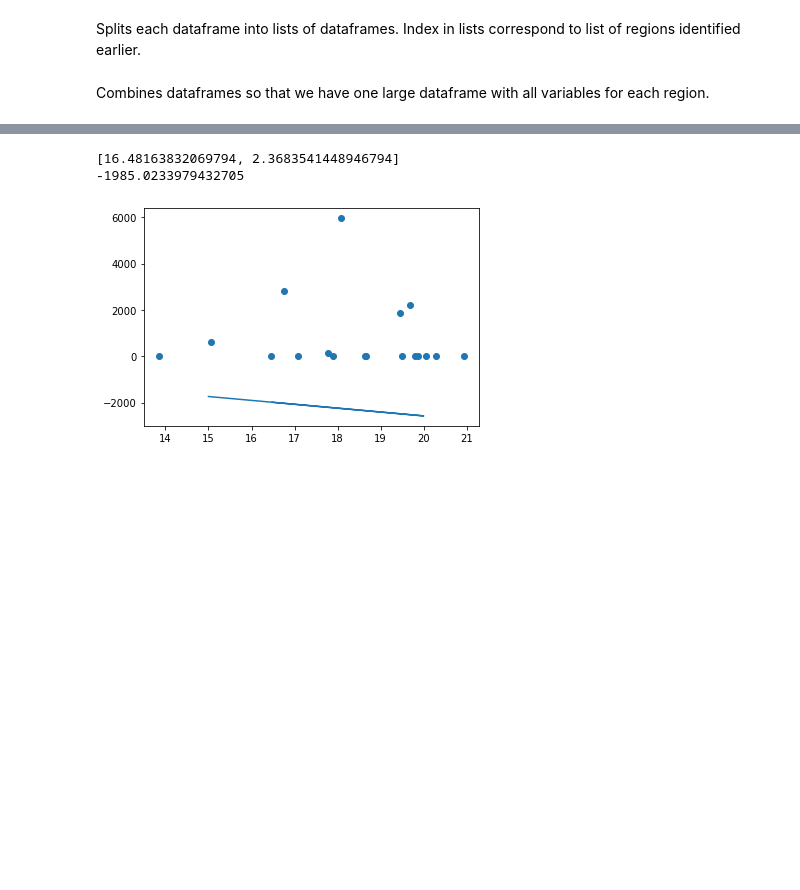
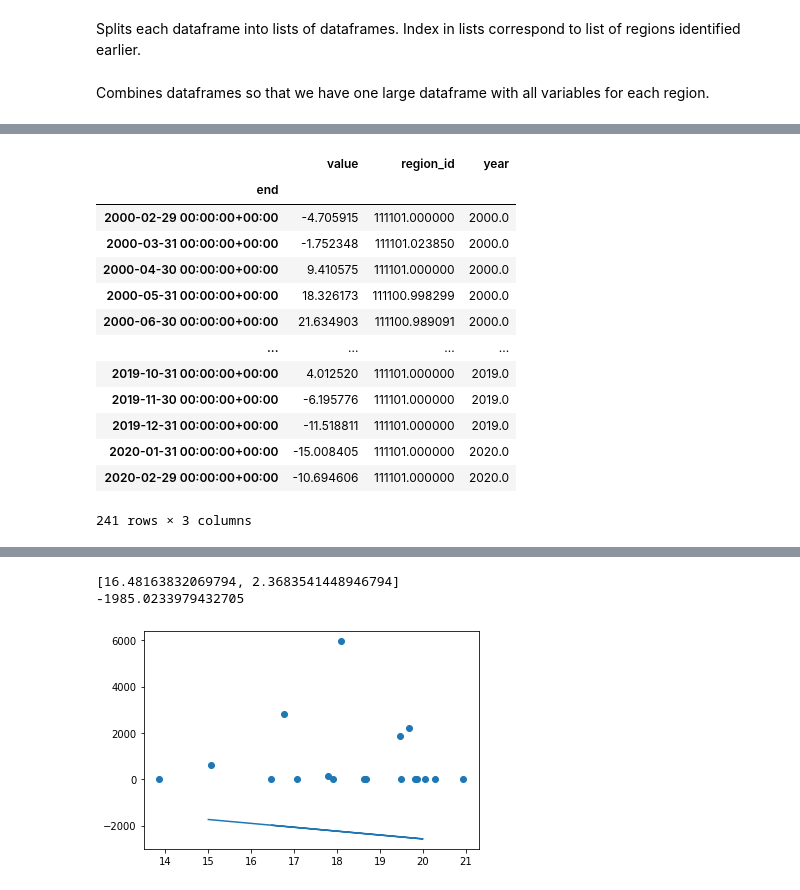
Before and after one commit to yu-lily/Canola-Oil-Predictions, a Jupyter notebook: Regression.ipynb, the cells around one changed output, grey strips where cells are left out. Drawn from its saved outputs; the diff is of its cells as text; code cells hidden in the pictures; blank space fills up the shorter version.

```diff
--- a/Regression.ipynb
+++ b/Regression.ipynb
@@ -156,3 +189,20 @@ rain_plot = plt.figure()
+# %%
+temp_by_region[0]
+# %% [output]
+|  | value | region_id | year |
+| end |  |  |  |
+| 2000-02-29 00:00:00+00:00 | -4.705915 | 111101.000000 | 2000.0 |
+| 2000-03-31 00:00:00+00:00 | -1.752348 | 111101.023850 | 2000.0 |
+| 2000-04-30 00:00:00+00:00 | 9.410575 | 111101.000000 | 2000.0 |
+| 2000-05-31 00:00:00+00:00 | 18.326173 | 111100.998299 | 2000.0 |
+| 2000-06-30 00:00:00+00:00 | 21.634903 | 111100.989091 | 2000.0 |
+| ... | ... | ... | ... |
+| 2019-10-31 00:00:00+00:00 | 4.012520 | 111101.000000 | 2019.0 |
+| 2019-11-30 00:00:00+00:00 | -6.195776 | 111101.000000 | 2019.0 |
+| 2019-12-31 00:00:00+00:00 | -11.518811 | 111101.000000 | 2019.0 |
+| 2020-01-31 00:00:00+00:00 | -15.008405 | 111101.000000 | 2020.0 |
+| 2020-02-29 00:00:00+00:00 | -10.694606 | 111101.000000 | 2020.0 |
+241 rows × 3 columns
 # %%
 #create nested list of LinearRegression objects that predict deliveries value
 min_year = 2001
```
Also changed, not shown: parts of 10 cells of this notebook, 1 other file.
